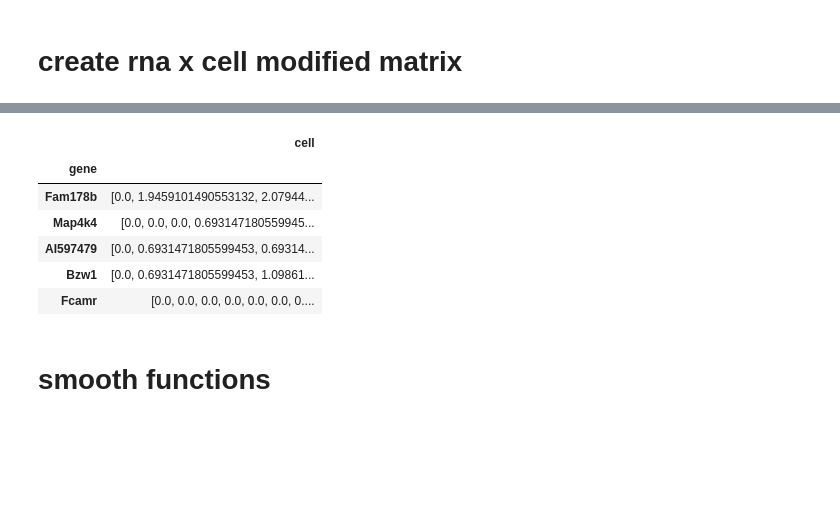
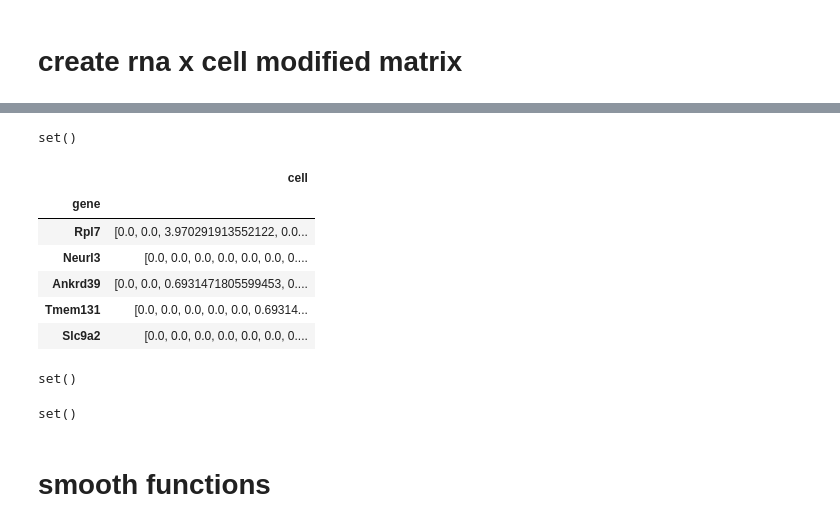
Before and after one commit to amonell/chromatin_potential, a Jupyter notebook: smoothing_scores.ipynb, the cells around one changed output, grey strips where cells are left out. Cells and saved outputs as stored; diff of their text form; code cells hidden in the pictures; blank space fills up the shorter version.

```diff
--- a/smoothing_scores.ipynb
+++ b/smoothing_scores.ipynb
@@ -81,5 +81,5 @@ rna_expression = sio.mmread('foxa1_data/foxA1_rna_counts_G2.mtx')
 # %%
-to_meta = pd.read_csv('foxa1_data/G2_rna_features.tsv', sep = '\t', header = 0)
+to_meta = pd.read_csv('E:/scrnaseqscript/foxa1_data/h2_data/H2_rna_features.tsv', sep = '\t', header = 0)
 # %%
 to_meta.head()
 # %% [output]
@@ -111,6 +119,6 @@ rna_cells = todic2
 # %% [markdown]
 # read in the topic knn
 # %%
-topics = pd.read_csv('foxa1_data/cisTopic40Topicsoutput.tsv', delimiter = '\t')
+topics = pd.read_csv('E:/scrnaseqscript/foxa1_data/h2_data/cisTopic40H2.tsv', delimiter = '\t')
 topics.head()
 # %% [output]
@@ -152,2 +164,2 @@ rna_expression
 # %%
-rind = [j+1 for j, e in enumerate(rna_expression.rows.tolist()) if e in dorc_by_cell.index.tolist()]
+rind = [j for j, e in enumerate(rna_expression.rows.tolist()) if e in dorc_by_cell.index.tolist()]
@@ -153,0 +180,4 @@ rind = [j+1 for j, e in enumerate(rna_expression.rows.tolist()) if e in dorc_by_
+# %%
+set([dorc_by_cell.index.tolist()[i] for i in dind]).difference([rna_expression.rows.tolist()[i] for i in rind])
+# %% [output]
+set()
@@ -156,28 +188,36 @@ rind = [j+1 for j, e in enumerate(rna_expression.rows.tolist()) if e in dorc_by_
 rna_expression = rna_expression.tocsr()[rind, : ]
 rna_expression.columns = cell_idrna
 # %%
-
-rna_expression.rows = to_meta['gene'][rind]
+rna_expression.rows = [to_meta['gene'].tolist()[i] for i in rind]
 rna_by_cell = pd.DataFrame(rna_expression.todense())
 rna_by_cell = rna_by_cell.values.tolist()
 # %%
 
 rna_by_cell2 = pd.DataFrame(rna_expression.rows)
+rna_by_cell2.columns = ['gene']
 rna_by_cell2 = rna_by_cell2.reset_index(drop=True)
 rna_by_cell2['cell'] = [i for i in rna_by_cell]
 rna_by_cell2.index = rna_by_cell2['gene']
 rna_by_cell2 = rna_by_cell2[['cell']]
 rna_by_cell2.head()
 # %% [output]
 |  | cell |
 | gene |  |
-| Fam178b | [0.0, 1.9459101490553132, 2.07944... |
-| Map4k4 | [0.0, 0.0, 0.0, 0.693147180559945... |
-| AI597479 | [0.0, 0.6931471805599453, 0.69314... |
-| Bzw1 | [0.0, 0.6931471805599453, 1.09861... |
-| Fcamr | [0.0, 0.0, 0.0, 0.0, 0.0, 0.0, 0.... |
+| Rpl7 | [0.0, 0.0, 3.970291913552122, 0.0... |
+| Neurl3 | [0.0, 0.0, 0.0, 0.0, 0.0, 0.0, 0.... |
+| Ankrd39 | [0.0, 0.0, 0.6931471805599453, 0.... |
+| Tmem131 | [0.0, 0.0, 0.0, 0.0, 0.0, 0.69314... |
+| Slc9a2 | [0.0, 0.0, 0.0, 0.0, 0.0, 0.0, 0.... |
 # %%
 #dorc_by_cell = pd.read_csv('dorc_by_cell.csv')
+# %%
+set(rna_by_cell2.index.tolist()).difference(set(dorc_by_cell.index.tolist()))
+# %% [output]
+set()
+# %%
+set(dorc_by_cell.index.tolist()).difference(set(rna_by_cell2.index.tolist()))
+# %% [output]
+set()
 # %% [markdown]
 # smooth functions
 # %%
```
Also changed, not shown: parts of 27 cells of this notebook, 6 other files.
